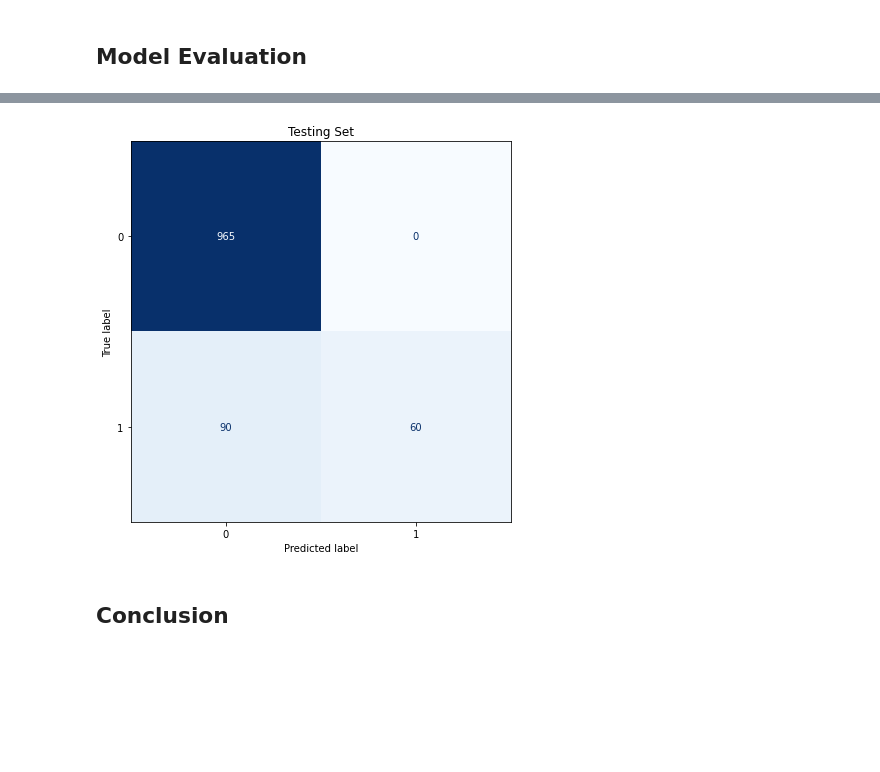
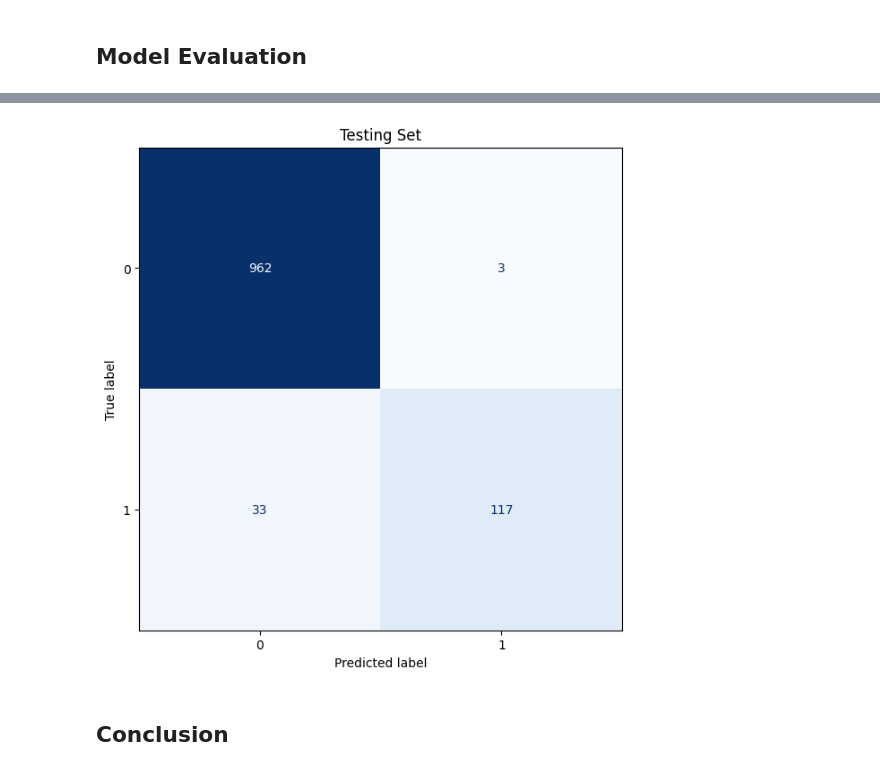
Before and after one commit to trizkynoviandy/sms-spam-classifier, a Jupyter notebook: spam_classification.ipynb, the cells around one changed output, grey strips where cells are left out. Drawn from its saved outputs; the diff is of its cells as text; code cells hidden in the pictures; blank space fills up the shorter version.

```diff
--- a/spam_classification.ipynb
+++ b/spam_classification.ipynb
@@ -71,3 +68,6 @@ vectorizer = CountVectorizer()
+# %%
+count_vectorizer = CountVectorizer()
+tfidf_vectorizer = TfidfVectorizer()
 # %% [markdown]
 ## Model Training
 # %% [markdown]
@@ -75,12 +75,12 @@ Create the pipeline
 # %%
 clf_method = KNeighborsClassifier()
 
-clf = Pipeline([
-     ('vectorizer', vectorizer),
+clf_count_vectorizer = Pipeline([
+     ('vectorizer', count_vectorizer),
      ('classifier', clf_method)
  ])
 
-clf.fit(X_train, y_train)
+clf_count_vectorizer.fit(X_train, y_train)
 # %% [output]
 Pipeline(steps=[('vectorizer', CountVectorizer()),
                 ('classifier', KNeighborsClassifier())])
@@ -119,0 +130,6 @@ Train Accuracy: 0.919
+# %%
+y_test_pred_cvect = clf_count_vectorizer.predict(X_test)
+y_test_pred_tfidf_vect = clf_tfidf_vectorizer.predict(X_test)
+
+print(f"Test Accuracy using Count Vectorizer: {accuracy_score(y_test, y_test_pred_cvect):.3f}")
+print(f"Test Accuracy using TF-IDF Vectorizer: {accuracy_score(y_test, y_test_pred_tfidf_vect):.3f}")
@@ -131,11 +161,11 @@ weighted avg       0.93      0.92      0.90      1115
 # %%
-conf_mat_train = ConfusionMatrixDisplay(confusion_matrix(y_test, y_test_pred))
+conf_mat_train = ConfusionMatrixDisplay(confusion_matrix(y_test, y_test_pred_cvect))
 
 fig, ax = plt.subplots(figsize=(7, 7))
 ax.set_title('Testing Set')
 conf_mat_train.plot(cmap=plt.cm.Blues, ax=ax, colorbar=False);
 # %% [output]
-[figure, old version]
+[figure, new version]
 # %% [markdown]
 ## Conclusion
 # %% [markdown]
```
Also changed, not shown: parts of 14 cells of this notebook.
